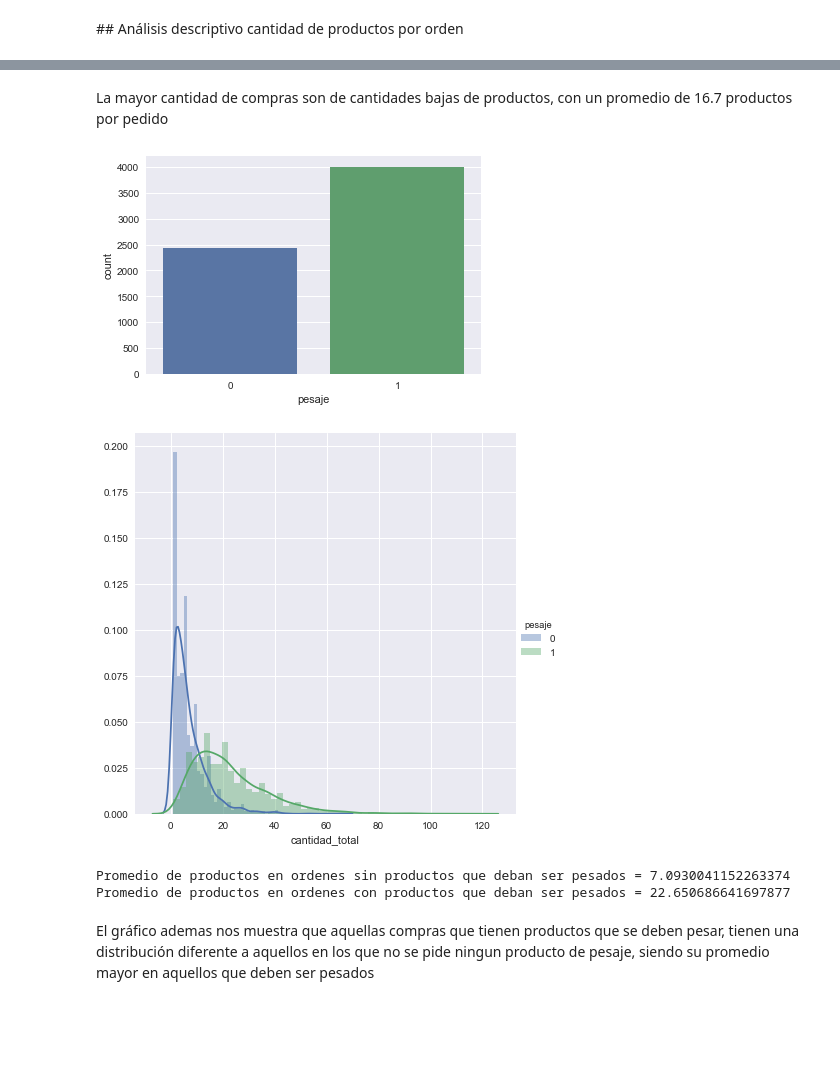
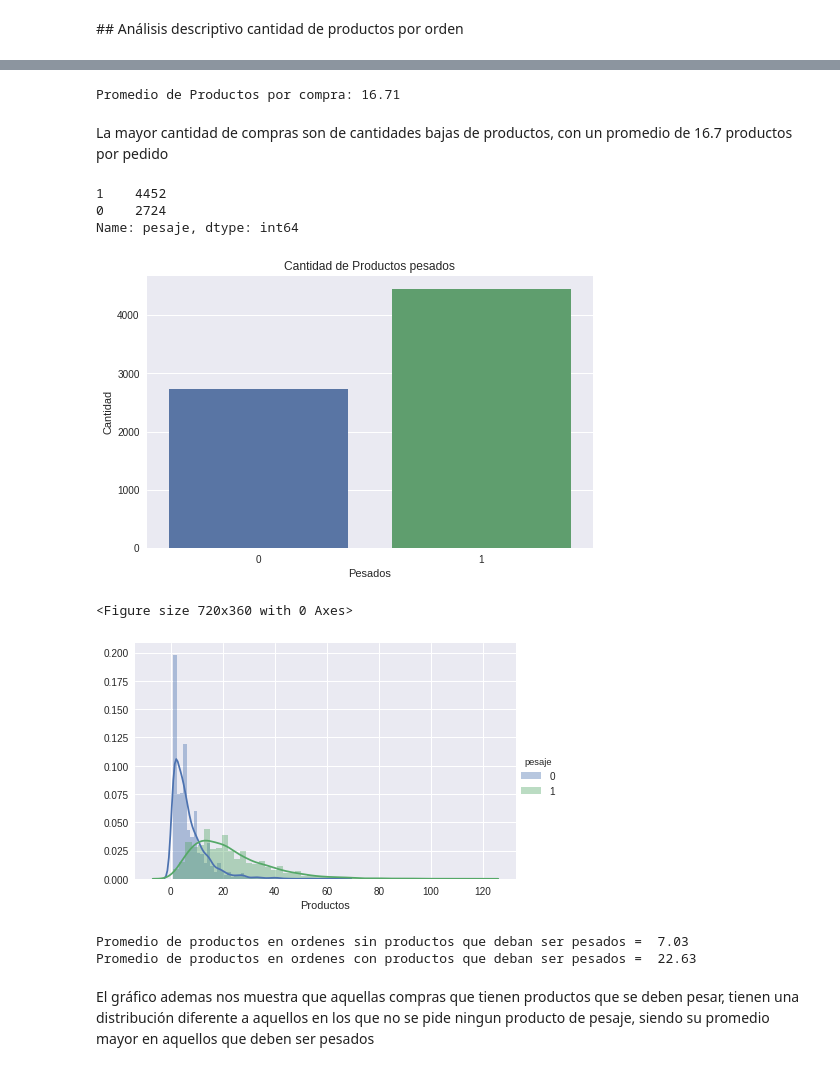
Before and after one commit to callejasv1/proyecto_oraculo, a Jupyter notebook: ProyectoV_Original.ipynb, the cells around one changed output, grey strips where cells are left out. Saved outputs shown, nothing was run; the diff lists cells and outputs as text; code cells hidden in the pictures; blank space fills up the shorter version.

```diff
--- a/ProyectoV_Original.ipynb
+++ b/ProyectoV_Original.ipynb
@@ -152,12 +287,10 @@ tienda.shape
 ## Consolidacion
 # %%
 #Consolidación de los df compra y prodructos
-df = pd.merge(compra, productos_agrupados, how='left', on='order_id')
+df = pd.merge(compra, productos_agrupados, how='left', on='id_orden')
 # %%
-#se cambia el nombre de la columna del df recolector
-recolector.rename(columns={'shopper_id':'picker_id'}, inplace=True)
 #Consolidación del df con recolector
-df = pd.merge(df, recolector, how='left', on='picker_id')
+df = pd.merge(df, recolector, how='left', on='id_recolector')
 # %%
 #consolidación de todos los dataset
-df = pd.merge(df, tienda, how='left', on='store_branch_id')
+df = pd.merge(df, tienda, how='left', on='id_tienda')
@@ -217,6 +332,3 @@ store                     False
 lat_y                     False
 lng_y                     False
 dtype: bool
-# %%
-#Reemplazo los nan
-df.replace('nan', np.nan, inplace=True)
@@ -301,22 +380,38 @@ df_grafico['cantidad_total'].mean()
+# %%
+print("Promedio de Productos por compra:", round(df_grafico['cantidad_total'].mean(), 2))
+# %% [output]
+Promedio de Productos por compra: 16.71
 # %% [markdown]
 La mayor cantidad de compras son de cantidades bajas de productos, con un promedio de 16.7 productos por pedido
-# %%
-sns.countplot(data=df_grafico, x='pesaje');
-# %% [output]
-[figure, removed]
+# %%
+df_grafico.pesaje.value_counts()
+# %% [output]
+1    4452
+0    2724
+Name: pesaje, dtype: int64
+# %%
+plt.figure(figsize=(8, 5))
+sns.countplot(data=df_grafico, x='pesaje')
+plt.xlabel("Pesados")
+plt.ylabel("Cantidad")
+plt.title("Cantidad de Productos pesados");
+# %% [output]
+[figure, added]
 # %%
-plt.rcParams['figure.figsize'] = 11.7,8.27
-g = sns.FacetGrid(df_grafico, hue="pesaje",height= 6 )
+plt.figure(figsize=(10, 5))
+g = sns.FacetGrid(df_grafico, hue="pesaje", size=4, aspect=1.5)
 g = g.map(sns.distplot, "cantidad_total")
-g.add_legend();
+g.add_legend()
+plt.xlabel("Productos");
 # %% [output]
+<Figure size 720x360 with 0 Axes>
-[figure, old version]
+[figure, new version]
 # %%
-print("Promedio de productos en ordenes sin productos que deban ser pesados = " +str(df_grafico.query("pesaje==0")['cantidad_total'].mean()))
-print("Promedio de productos en ordenes con productos que deban ser pesados = " +str(df_grafico.query("pesaje==1")['cantidad_total'].mean()))
+print("Promedio de productos en ordenes sin productos que deban ser pesados = ", round(df_grafico.query("pesaje==0")['cantidad_total'].mean(), 2))
+print("Promedio de productos en ordenes con productos que deban ser pesados = ", round(df_grafico.query("pesaje==1")['cantidad_total'].mean(), 2))
 # %% [output]
-Promedio de productos en ordenes sin productos que deban ser pesados = 7.0930041152263374
-Promedio de productos en ordenes con productos que deban ser pesados = 22.650686641697877
+Promedio de productos en ordenes sin productos que deban ser pesados =  7.03
+Promedio de productos en ordenes con productos que deban ser pesados =  22.63
 # %% [markdown]
 El gráfico ademas nos muestra que aquellas compras que tienen productos que se deben pesar, tienen una distribución diferente a aquellos en los que no se pide ningun producto de pesaje, siendo su promedio mayor en aquellos que deben ser pesados
 # %% [markdown]
```
Also changed, not shown: parts of 62 cells of this notebook, 1 other file.
